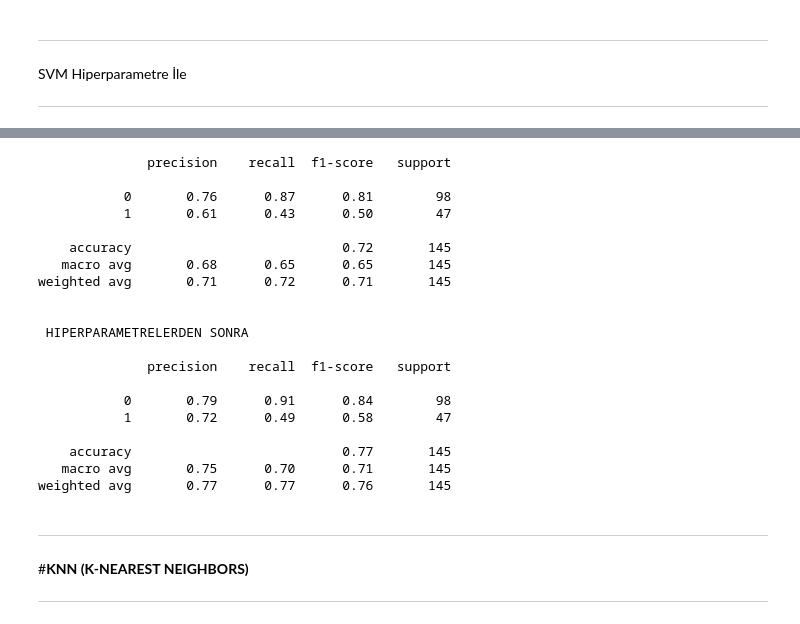
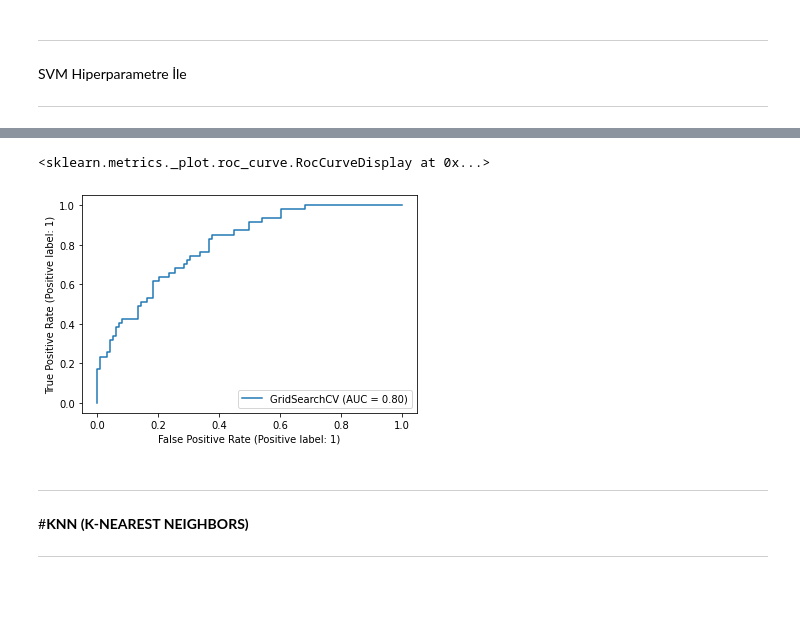
Before and after one commit to BoranOner/Predicting-Diabetes, a Jupyter notebook: SatırEksikDengesiz.ipynb, the cells around one changed output, grey strips where cells are left out. Saved outputs shown, nothing was run; the diff lists cells and outputs as text; code cells hidden in the pictures; blank space fills up the shorter version.

```diff
--- a/SatırEksikDengesiz.ipynb
+++ b/SatırEksikDengesiz.ipynb
@@ -682,16 +689,28 @@ from sklearn.svm import SVC
 # %%
+from sklearn import svm
+from sklearn.svm import SVC
+
 sv = svm.SVC(kernel='linear')
 sv.fit(X_train , y_train)
-X = df1.drop("Outcome", axis=1)
-y = df1["Outcome"]
-X_train_svm, X_test_svm , y_train_svm , y_test_svm = train_test_split(X, y, test_size=0.20, random_state=123456)
-train_pred_svm = sv.predict(X_train_svm)
-print('Train Accuracy : %.3f%% ' % (accuracy_score(y_train_svm , train_pred_svm)*100))
 
-test_pred_svm = sv.predict(X_test_svm)
-print('Test Accuracy  : %.3f%% ' % (accuracy_score(y_test_svm, test_pred_svm)*100))
+train_pred_svm =  sv.predict(X_train)
+print('Train Accuracy : %.3f%% ' % (accuracy_score(y_train , train_pred_svm)*100))
 
-print("Confusion Matrix-SVM: ")
-print(confusion_matrix(y_test_svm, test_pred_svm))
+print("Confusion Matrix-SVM TRAIN: ")
+print(confusion_matrix(y_train, train_pred_svm))
+
+print('\nModel Sonuçları\n')
+print(classification_report(y_train, train_pred_svm))
+
+print("-"*40)
+
+test_pred_svm = sv.predict(X_test)
+print('Test Accuracy  : %.3f%% ' % (accuracy_score(y_test, test_pred_svm)*100))
+
+print("Confusion Matrix-SVM TEST: ")
+print(confusion_matrix(y_test, test_pred_svm))
+
+print('\nModel Sonuçları\n')
+print(classification_report(y_test, test_pred_svm))
 # %% [output]
 Train Accuracy : 78.584%
@@ -744,11 +775,11 @@ param_grid = {'C': [0.1, 1, 10, 100, 1000],
               'gamma': [ 0.0001 , 0.01 , 0.1 , 1],
               'kernel': ['rbf']}
 model=SVC()
-grid = GridSearchCV(SVC(), param_grid, refit = True, verbose = 1)
+grid_svm = GridSearchCV(SVC(), param_grid, refit = True, verbose = 1)
 
 
 #Modeli Fitlemek
-grid.fit(X_train_svm, y_train_svm)
-grid.fit(X_test_svm, y_test_svm)
+grid_svm.fit(X_train_svm, y_train_svm)
+print("En İyi Parametrelerin Verdiği Skor:",grid.best_score_)
 # %% [output]
 Fitting 5 folds for each of 20 candidates, totalling 100 fits
@@ -783,30 +787,8 @@ weighted avg       0.77      0.77      0.76       145
-# %%
-#Hiperparametre kullanmadan önce SVM modelimizin model accuracy %73 idi,sonrasında %79'a yükseldi.
-
-print(classification_report(y_test_svm, test_pred_svm))
-print("\n HIPERPARAMETRELERDEN SONRA \n")
-print(classification_report(y_test_svm, grid_predictions))
-# %% [output]
-              precision    recall  f1-score   support
-
-           0       0.76      0.87      0.81        98
-           1       0.61      0.43      0.50        47
-
-    accuracy                           0.72       145
-   macro avg       0.68      0.65      0.65       145
-weighted avg       0.71      0.72      0.71       145
-
-
- HIPERPARAMETRELERDEN SONRA
-
-              precision    recall  f1-score   support
-
-           0       0.79      0.91      0.84        98
-           1       0.72      0.49      0.58        47
-
-    accuracy                           0.77       145
-   macro avg       0.75      0.70      0.71       145
-weighted avg       0.77      0.77      0.76       145
+# %%
+plot_roc_curve(grid_svm, X_test , y_test)
+# %% [output]
+<sklearn.metrics._plot.roc_curve.RocCurveDisplay at 0x...>
+[figure, added]
 # %% [markdown]
 
 
```
Also changed, not shown: parts of 44 cells of this notebook.
